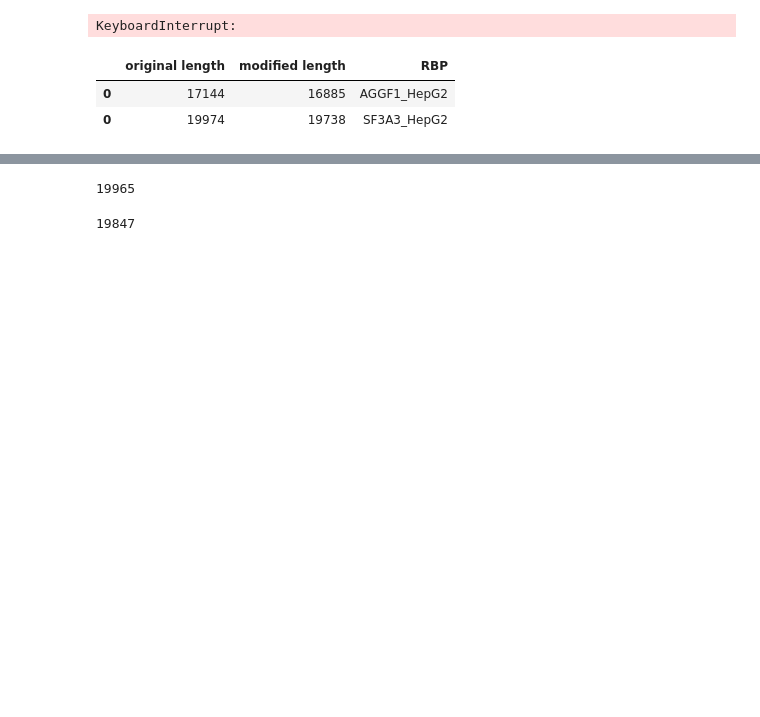
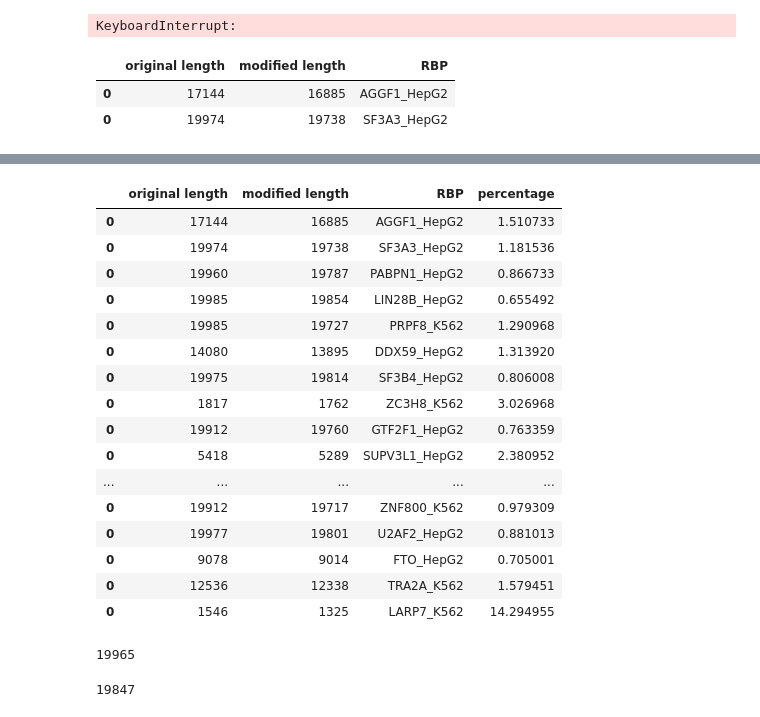
Before and after one commit to sofiamrtll/thesis, a Jupyter notebook: THESIS_Preprocessing.ipynb, the cells around one changed output, grey strips where cells are left out. Cells and saved outputs as stored; diff of their text form; code cells hidden in the pictures; blank space fills up the shorter version.

```diff
--- a/THESIS_Preprocessing.ipynb
+++ b/THESIS_Preprocessing.ipynb
@@ -366,3 +457,23 @@ plt.show()
+# %%
+plot_ds
+# %% [output]
+|  | original length | modified length | RBP | percentage |
+| 0 | 17144 | 16885 | AGGF1_HepG2 | 1.510733 |
+| 0 | 19974 | 19738 | SF3A3_HepG2 | 1.181536 |
+| 0 | 19960 | 19787 | PABPN1_HepG2 | 0.866733 |
+| 0 | 19985 | 19854 | LIN28B_HepG2 | 0.655492 |
+| 0 | 19985 | 19727 | PRPF8_K562 | 1.290968 |
+| 0 | 14080 | 13895 | DDX59_HepG2 | 1.313920 |
+| 0 | 19975 | 19814 | SF3B4_HepG2 | 0.806008 |
+| 0 | 1817 | 1762 | ZC3H8_K562 | 3.026968 |
+| 0 | 19912 | 19760 | GTF2F1_HepG2 | 0.763359 |
+| 0 | 5418 | 5289 | SUPV3L1_HepG2 | 2.380952 |
+| ... | ... | ... | ... | ... |
+| 0 | 19912 | 19717 | ZNF800_K562 | 0.979309 |
+| 0 | 19977 | 19801 | U2AF2_HepG2 | 0.881013 |
+| 0 | 9078 | 9014 | FTO_HepG2 | 0.705001 |
+| 0 | 12536 | 12338 | TRA2A_K562 | 1.579451 |
+| 0 | 1546 | 1325 | LARP7_K562 | 14.294955 |
 # %%
 len(df_eCLIP)
 # %% [output]
```
Also changed, not shown: parts of 4 cells of this notebook.
